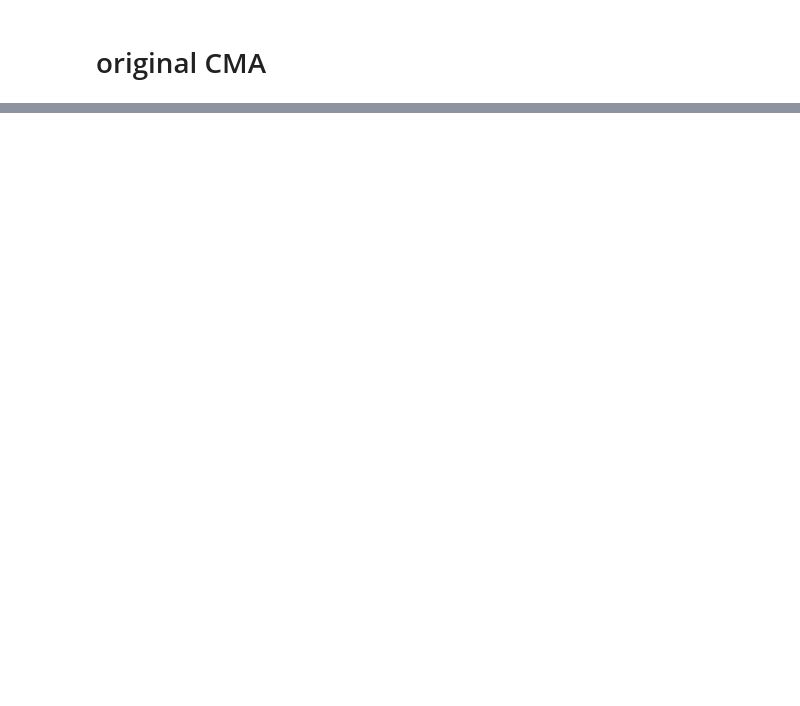
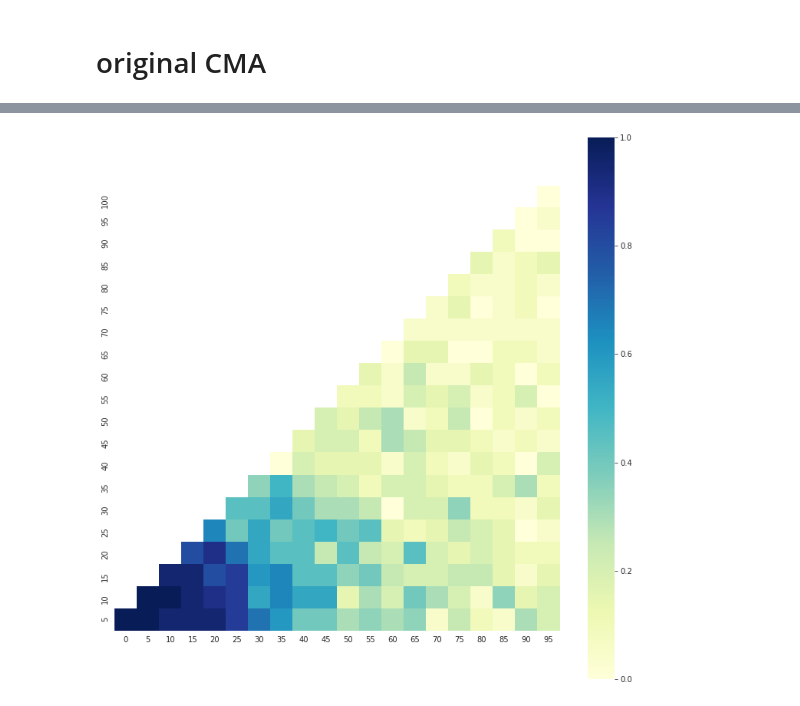
Before and after one commit to huajian1069/non-convex-optimisation, a Jupyter notebook: week 9.ipynb, the cells around one changed output, grey strips where cells are left out. Saved outputs shown, nothing was run; the diff lists cells and outputs as text; code cells hidden in the pictures; blank space fills up the shorter version.

```diff
--- a/week 9.ipynb
+++ b/week 9.ipynb
@@ -41,0 +112,5 @@ def plot_hotmap(data, mask):
+# %%
+ana.plot_hotmap(avg_res1, mask1)
+#plt.savefig('hotmap_roundOff.png')
+# %% [output]
+[figure, added]
```
Also changed, not shown: parts of 30 cells of this notebook, 10 other files.
